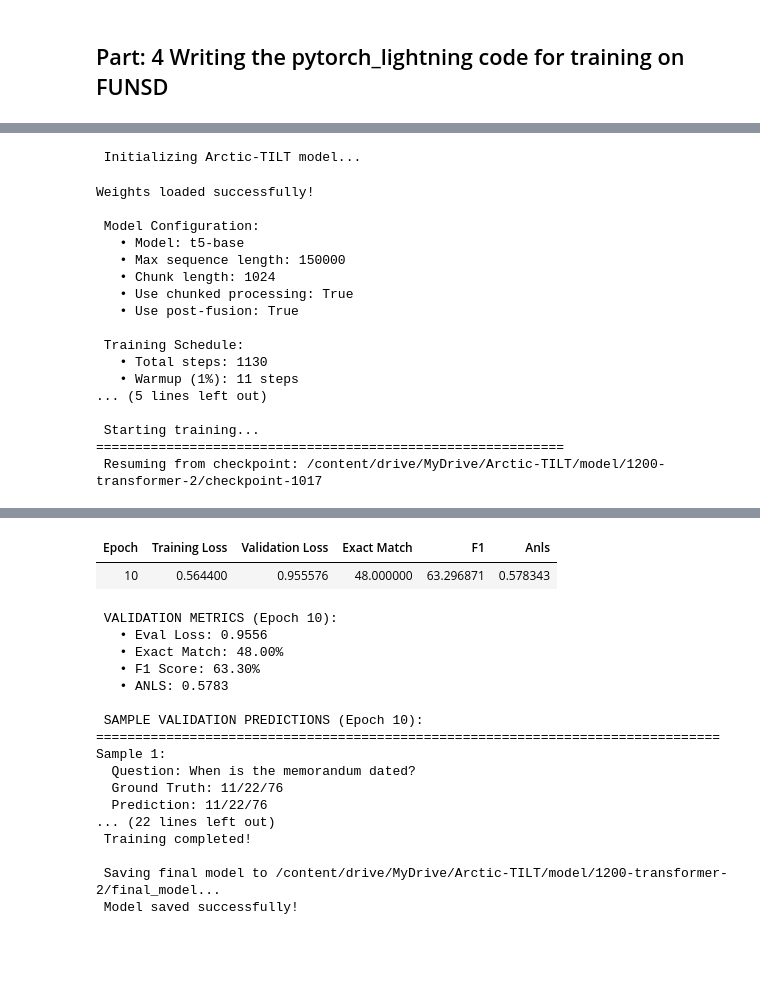
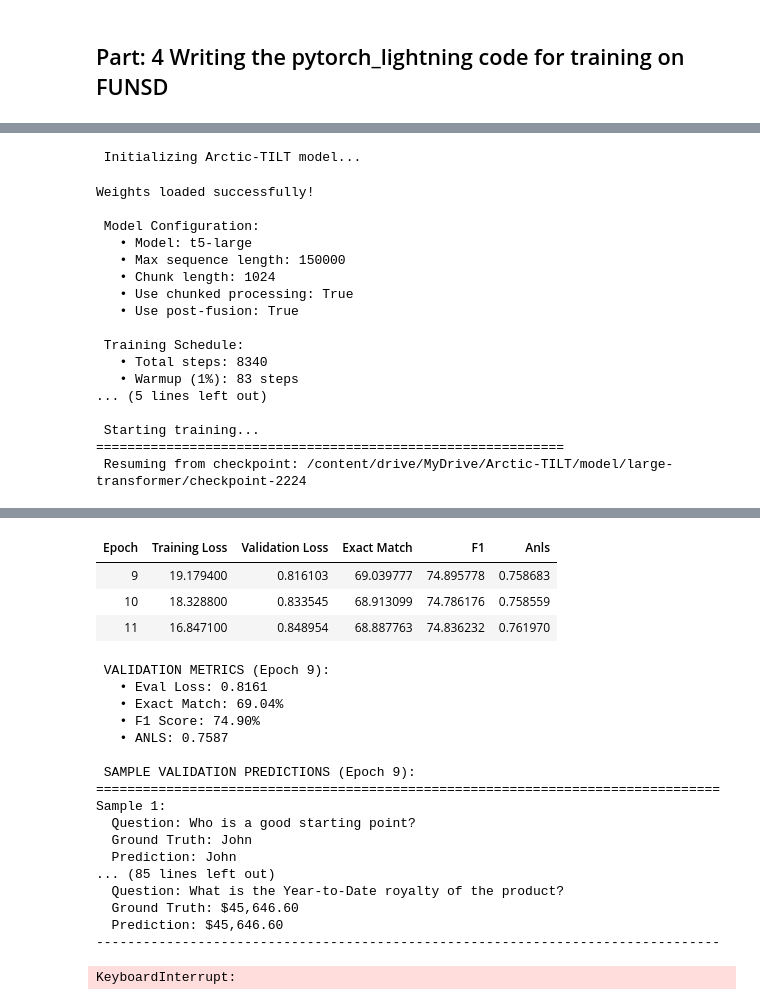
Before and after one commit to anthony-hung-do/arctic-tilt, a Jupyter notebook: experiments/Arctic_TILT_on_DocVQA_using_Transformer_Trainer.ipynb, the cells around one changed output, grey strips where cells are left out. Drawn from its saved outputs; the diff is of its cells as text; code cells hidden in the pictures; blank space fills up the shorter version.

Commit message:
Use t5-large on full SP-DocVQA dataset

```diff
--- a/experiments/Arctic_TILT_on_DocVQA_using_Transformer_Trainer.ipynb
+++ b/experiments/Arctic_TILT_on_DocVQA_using_Transformer_Trainer.ipynb
@@ -5,7 +5,7 @@ from google.colab import drive
 
 drive.mount('/content/drive')
 
-MODEL_PATH = '/content/drive/MyDrive/Arctic-TILT/model/1200-transformer-2'
+MODEL_PATH = '/content/drive/MyDrive/Arctic-TILT/model/large-transformer'
 # %% [output]
 Mounted at /content/drive
 # %%
@@ -94,22 +94,15 @@ import random
 
 device = "cuda" if torch.cuda.is_available() else "cpu"
 
-hf_ds = load_dataset("nielsr/docvqa_1200_examples")
+hf_ds = load_dataset("hxlinh/SP-DocVQA")
 
 train_split = hf_ds['train'].train_test_split(test_size=0.1, seed=42)
 
 docvqa_dataset = DatasetDict({
     'train': train_split['train'],
     'validation': train_split['test'],
-    'test': hf_ds['test']
-    # 'test': hf_ds['val']
+    'test': hf_ds['val']
 })
-
-# docvqa_dataset = DatasetDict({
-#     'train': docvqa_dataset['train'].train_test_split(test_size=0.9, seed=42)['train'],
-#     'validation': docvqa_dataset['validation'].train_test_split(test_size=0.9, seed=42)['train'],
-#     'test': docvqa_dataset['test'].train_test_split(test_size=0.9, seed=42)['train']
-# })
 
 
 print(" THỐNG KÊ DATASET:")
@@ -118,7 +111,7 @@ print(f"   • Validation: {len(docvqa_dataset['validation'])} samples")
 print(f"   • Test: {len(docvqa_dataset['test'])} samples")
 print(f"   • Tổng: {len(docvqa_dataset['train']) + len(docvqa_dataset['validation']) + len(docvqa_dataset['test'])} samples")
 
-model_name = "t5-base"
+model_name = "t5-large"
 ## Visual Embedding extractor's parameters
 in_channels = 3
 num_pool_layers = 3
@@ -127,7 +120,7 @@ sampling_ratio = 2
 spatial_scale = 48 / 384
 output_size = (3,3)
 load_weights = True
-max_epochs = 10
+max_epochs = 30
 
 ## Tokenizer's parameter
 model_max_length = 150000
@@ -3035,7 +3028,7 @@ print(f"   • Use post-fusion: {t5_config_docvqa.use_post_fusion}")
 
 total_train_samples = len(train_ds_docqa)
 batch_size = 2
-grad_acc_steps = 4
+grad_acc_steps = 64
 num_epochs = t5_config_docvqa.max_epochs
 total_steps = math.ceil(total_train_samples / batch_size / grad_acc_steps) * num_epochs
 
@@ -3067,8 +3060,8 @@ training_args = TrainingArguments(
     weight_decay=t5_config_docvqa.weight_decay,  # 1e-5
 
     # Mixed Precision
-    # bf16=True,
-    fp16=True,
+    bf16=True,
+    # fp16=True,
 
     # Logging
     logging_dir=os.path.join(ckpt_path_docqa, "logs"),
@@ -3088,7 +3081,7 @@ training_args = TrainingArguments(
     greater_is_better=True,
 
     # Hardware
-    dataloader_num_workers=2,
+    dataloader_num_workers=8,
     dataloader_pin_memory=True,
 
     # Format
@@ -3173,17 +3166,17 @@ with open(summary_path, 'w') as f:
 Weights loaded successfully!
 
  Model Configuration:
-   • Model: t5-base
+   • Model: t5-large
    • Max sequence length: 150000
    • Chunk length: 1024
    • Use chunked processing: True
    • Use post-fusion: True
 
  Training Schedule:
-   • Total steps: 1130
-   • Warmup (1%): 11 steps
+   • Total steps: 8340
+   • Warmup (1%): 83 steps
 ... (5 lines left out)
 
  Starting training...
 ============================================================
- Resuming from checkpoint: /content/drive/MyDrive/Arctic-TILT/model/1200-transformer-2/checkpoint-1017
+ Resuming from checkpoint: /content/drive/MyDrive/Arctic-TILT/model/large-transformer/checkpoint-2224
@@ -3191,22 +3184,25 @@ Weights loaded successfully!
 | Epoch | Training Loss | Validation Loss | Exact Match | F1 | Anls |
-| 10 | 0.564400 | 0.955576 | 48.000000 | 63.296871 | 0.578343 |
+| 9 | 19.179400 | 0.816103 | 69.039777 | 74.895778 | 0.758683 |
+| 10 | 18.328800 | 0.833545 | 68.913099 | 74.786176 | 0.758559 |
+| 11 | 16.847100 | 0.848954 | 68.887763 | 74.836232 | 0.761970 |
- VALIDATION METRICS (Epoch 10):
-   • Eval Loss: 0.9556
-   • Exact Match: 48.00%
-   • F1 Score: 63.30%
-   • ANLS: 0.5783
+ VALIDATION METRICS (Epoch 9):
+   • Eval Loss: 0.8161
+   • Exact Match: 69.04%
+   • F1 Score: 74.90%
+   • ANLS: 0.7587
 
- SAMPLE VALIDATION PREDICTIONS (Epoch 10):
+ SAMPLE VALIDATION PREDICTIONS (Epoch 9):
 ================================================================================
 Sample 1:
-  Question: When is the memorandum dated?
-  Ground Truth: 11/22/76
-  Prediction: 11/22/76
-... (22 lines left out)
- Training completed!
-
- Saving final model to /content/drive/MyDrive/Arctic-TILT/model/1200-transformer-2/final_model...
- Model saved successfully!
+  Question: Who is a good starting point?
+  Ground Truth: John
+  Prediction: John
+... (85 lines left out)
+  Question: What is the Year-to-Date royalty of the product?
+  Ground Truth: $45,646.60
+  Prediction: $45,646.60
+--------------------------------------------------------------------------------
+KeyboardInterrupt:
 # %%
 print("\n Running final evaluation on test set...")
 
```
Also changed, not shown: parts of 11 cells of this notebook.
